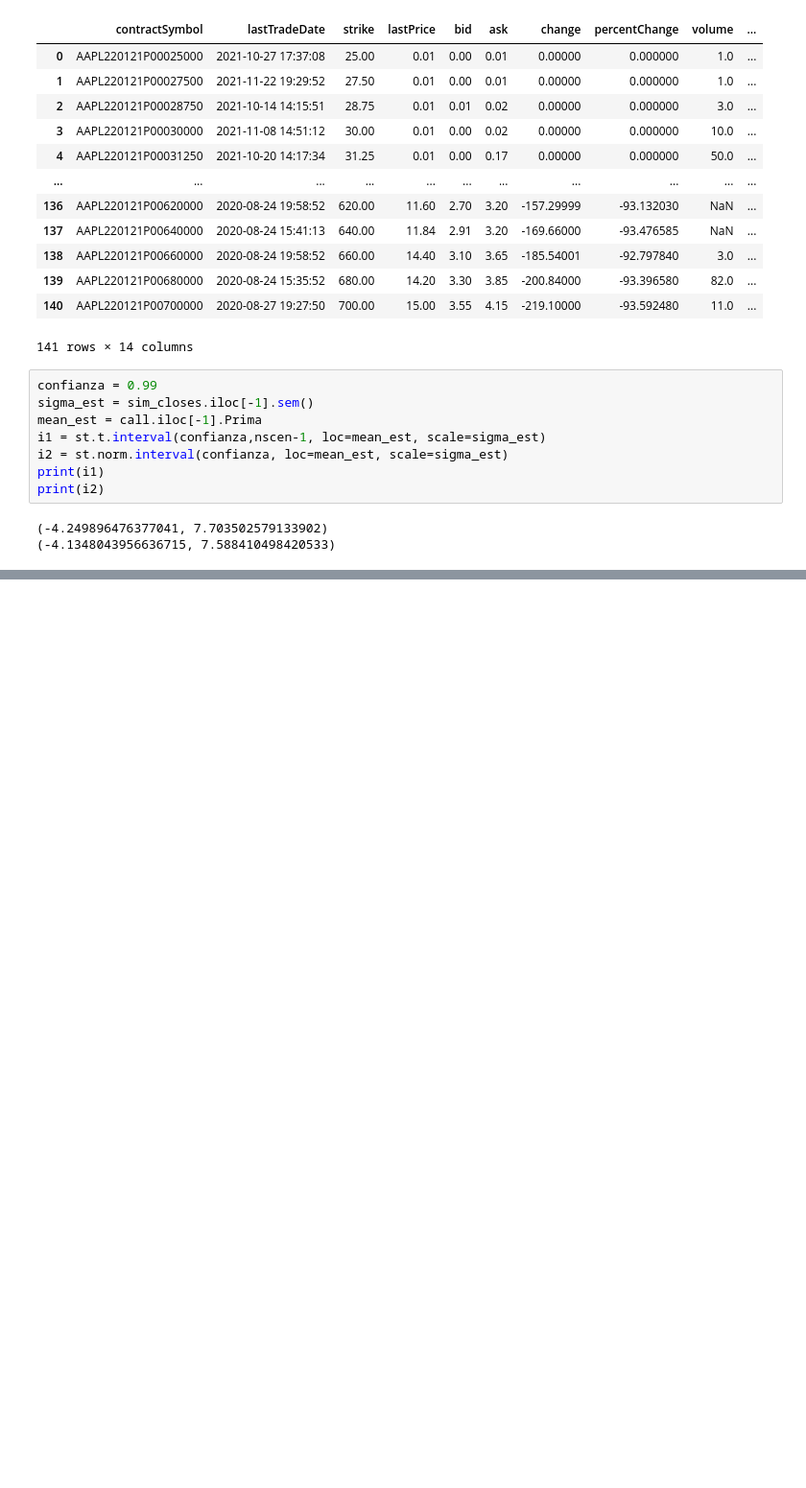
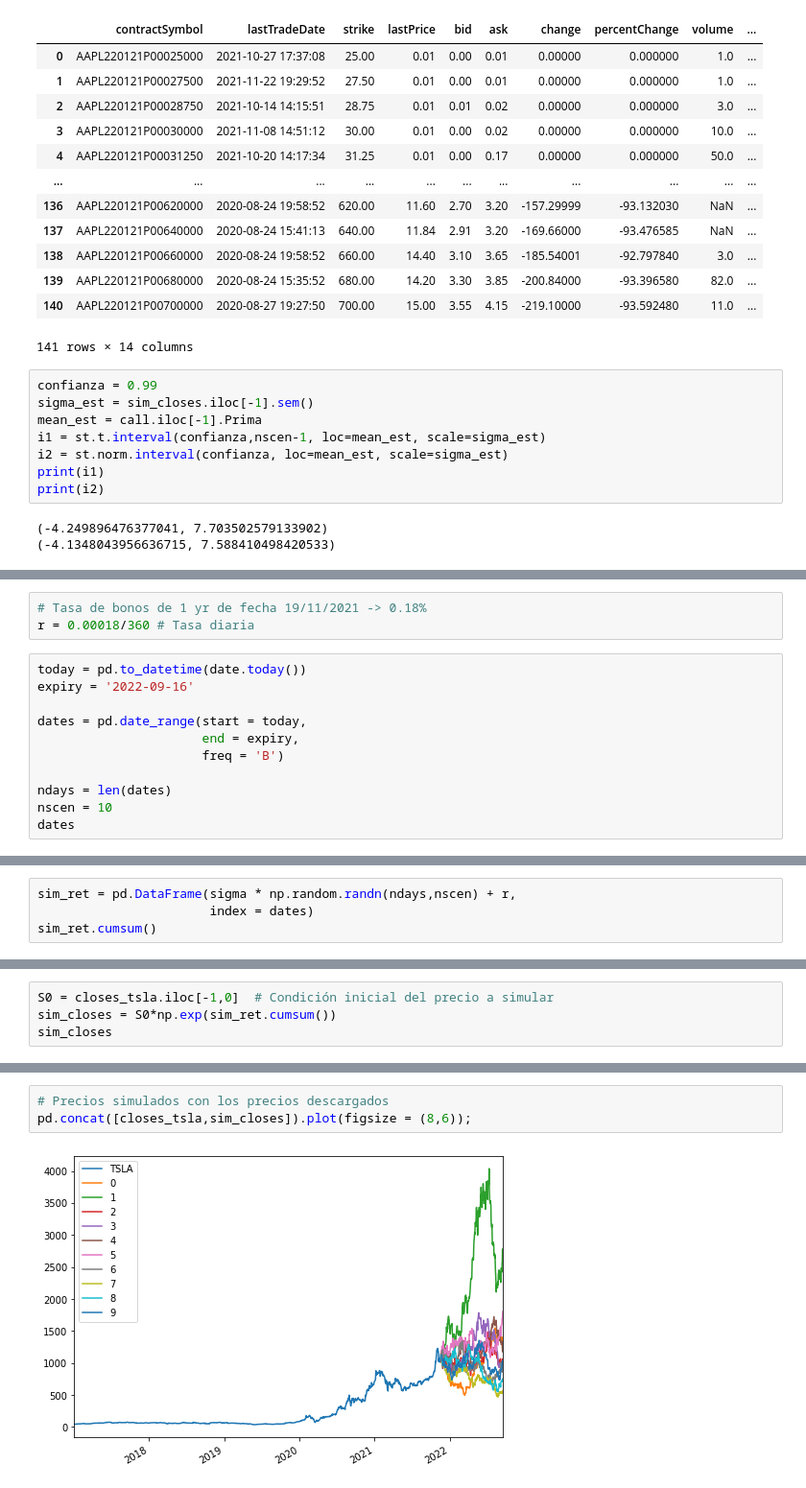
Before and after one commit to gerardogonz/Tarea8_GonzalezG_MezaE, a Jupyter notebook: Tarea8 (1).ipynb, the cells around one changed output, grey strips where cells are left out. Shown at 96% size. Drawn from its saved outputs; the diff is of its cells as text; blank space fills up the shorter version.

```diff
--- a/Tarea8.ipynb
+++ b/Tarea8 (1).ipynb
@@ -257,0 +381,14 @@ print(i2)
+# %%
+# Tasa de bonos de 1 yr de fecha 19/11/2021 -> 0.18%
+r = 0.00018/360 # Tasa diaria
+# %%
+today = pd.to_datetime(date.today())
+expiry = '2022-09-16'
+
+dates = pd.date_range(start = today,
+                      end = expiry,
+                      freq = 'B')
+
+ndays = len(dates)
+nscen = 10
+dates
@@ -257,0 +404,4 @@ print(i2)
+# %%
+sim_ret = pd.DataFrame(sigma * np.random.randn(ndays,nscen) + r,
+                       index = dates)
+sim_ret.cumsum()
@@ -257,0 +422,4 @@ print(i2)
+# %%
+S0 = closes_tsla.iloc[-1,0]  # Condición inicial del precio a simular
+sim_closes = S0*np.exp(sim_ret.cumsum())
+sim_closes
@@ -257,0 +440,5 @@ print(i2)
+# %%
+# Precios simulados con los precios descargados
+pd.concat([closes_tsla,sim_closes]).plot(figsize = (8,6));
+# %% [output]
+[figure, added]
```
Also changed, not shown: parts of 19 cells of this notebook.
